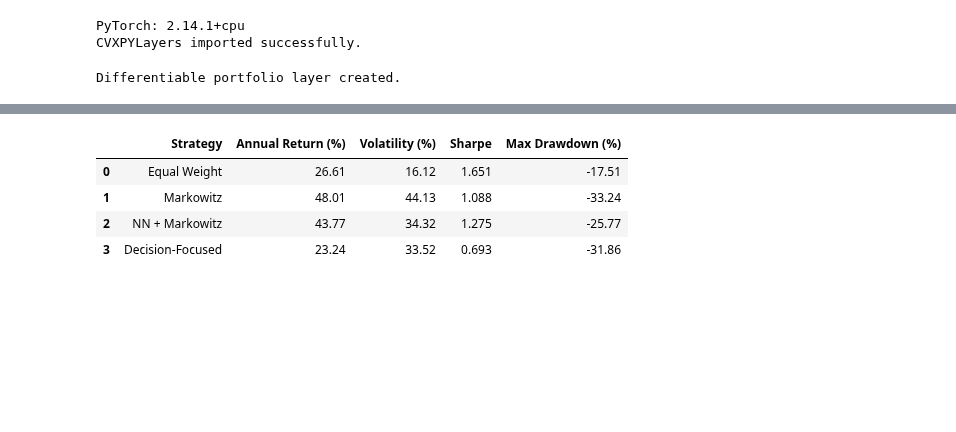
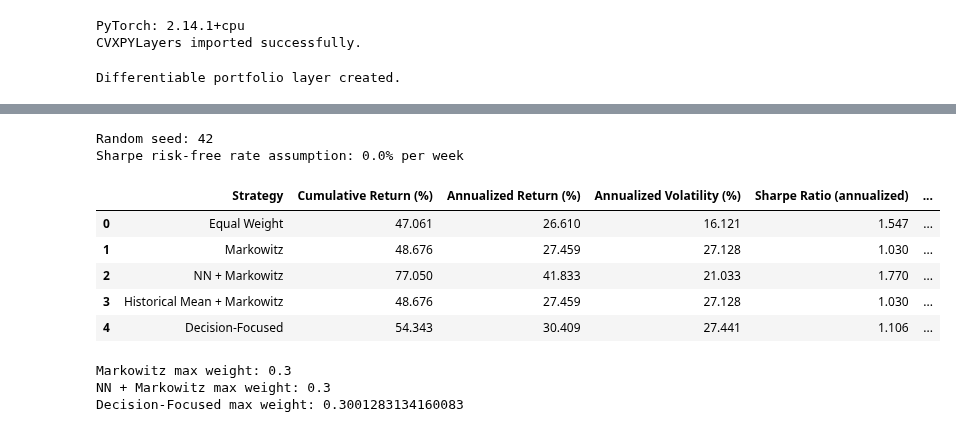
Before and after one commit to Ulaganathan-K-B/AI_In_Finance, a Jupyter notebook: notebooks/01_data.ipynb, the cells around one changed output, grey strips where cells are left out. Cells and saved outputs as stored; diff of their text form; code cells hidden in the pictures; blank space fills up the shorter version.

Commit message:
30% weightage lmt, reproducability

```diff
--- a/notebooks/01_data.ipynb
+++ b/notebooks/01_data.ipynb
@@ -648,7 +658,8 @@ for predicted_return in val_predictions:
 
     constraints = [
         cp.sum(w) == 1,
-        w >= 0
+        w >= 0,
+        w <= 0.30
     ]
 
     problem = cp.Problem(objective, constraints)
@@ -744,7 +756,8 @@ for predicted_return in test_predictions:
 
     constraints = [
         cp.sum(w) == 1,
-        w >= 0
+        w >= 0,
+        w <= 0.30
     ]
 
     problem = cp.Problem(objective, constraints)
@@ -870,7 +884,8 @@ for predicted_return in mean_predictions:
 
     constraints = [
         cp.sum(w) == 1,
-        w >= 0
+        w >= 0,
+        w <= 0.30
     ]
 
     problem = cp.Problem(objective, constraints)
@@ -898,8 +913,9 @@ annualized_volatility = (
 sharpe_ratio = annualized_return / annualized_volatility
 
 wealth = np.cumprod(1 + mean_test_returns)
+wealth_with_initial_value = np.concatenate(([1.0], wealth))
 max_drawdown = np.min(
-    wealth / np.maximum.accumulate(wealth) - 1
+    wealth_with_initial_value / np.maximum.accumulate(wealth_with_initial_value) - 1
 )
 
 print("Historical Mean → Markowitz — Test Set")
@@ -907,7 +923,7 @@ print("---------------------------------------")
 print(f"Cumulative Return:     {cumulative_return:.2%}")
 print(f"Annualized Return:     {annualized_return:.2%}")
 print(f"Annualized Volatility: {annualized_volatility:.2%}")
-print(f"Sharpe Ratio:           {sharpe_ratio:.3f}")
+print(f"CAGR / Volatility (legacy): {sharpe_ratio:.3f}")
 print(f"Maximum Drawdown:      {max_drawdown:.2%}")
 # %% [output]
 Historical Mean → Markowitz — Test Set
@@ -992,6 +1032,7 @@ objective = cp.Maximize(
 constraints = [
     cp.sum(w) == 1,
     w >= 0,
+    w <= 0.30
 ]
 
 problem = cp.Problem(objective, constraints)
@@ -1153,43 +1195,36 @@ Weights shape: (85, 10)
 # %%
 # ============================================
 # STEP 15: Final Strategy Comparison
 # ============================================
 
+# portfolio_metrics reports cumulative return, annualized return and volatility,
+# conventional annualized Sharpe, the legacy CAGR/volatility ratio, and drawdown
+# calculated from initial wealth of 1.0. Sharpe assumes 0% weekly risk-free rate.
 comparison = pd.DataFrame([
-    {
-        "Strategy": "Equal Weight",
-        "Annual Return (%)": 26.61,
-        "Volatility (%)": 16.12,
-        "Sharpe": 1.651,
-        "Max Drawdown (%)": -17.51
-    },
-    {
-        "Strategy": "Markowitz",
-        "Annual Return (%)": 48.01,
-        "Volatility (%)": 44.13,
-        "Sharpe": 1.088,
-        "Max Drawdown (%)": -33.24
-    },
-    {
-        "Strategy": "NN + Markowitz",
-        "Annual Return (%)": 43.77,
-        "Volatility (%)": 34.32,
-        "Sharpe": 1.275,
-        "Max Drawdown (%)": -25.77
-    },
-    {
-        "Strategy": "Decision-Focused",
-        "Annual Return (%)": 23.24,
-        "Volatility (%)": 33.52,
-        "Sharpe": 0.693,
-        "Max Drawdown (%)": -31.86
-    }
+    {"Strategy": "Equal Weight", **portfolio_metrics(portfolio_returns_equal)},
+    {"Strategy": "Markowitz", **portfolio_metrics(portfolio_returns_markowitz)},
+    {"Strategy": "NN + Markowitz", **portfolio_metrics(ml_test_returns)},
+    {"Strategy": "Historical Mean + Markowitz", **portfolio_metrics(mean_test_returns)},
+    {"Strategy": "Decision-Focused", **portfolio_metrics(decision_test_returns)},
 ])
 
+print(f"Random seed: {RANDOM_SEED}")
+print(f"Sharpe risk-free rate assumption: {RISK_FREE_RATE_WEEKLY:.1%} per week")
 display(comparison.round(3))
 # %% [output]
+Random seed: 42
+Sharpe risk-free rate assumption: 0.0% per week
-|  | Strategy | Annual Return (%) | Volatility (%) | Sharpe | Max Drawdown (%) |
-| 0 | Equal Weight | 26.61 | 16.12 | 1.651 | -17.51 |
-| 1 | Markowitz | 48.01 | 44.13 | 1.088 | -33.24 |
-| 2 | NN + Markowitz | 43.77 | 34.32 | 1.275 | -25.77 |
-| 3 | Decision-Focused | 23.24 | 33.52 | 0.693 | -31.86 |
+|  | Strategy | Cumulative Return (%) | Annualized Return (%) | Annualized Volatility (%) | Sharpe Ratio (annualized) | ... |
+| 0 | Equal Weight | 47.061 | 26.610 | 16.121 | 1.547 | ... |
+| 1 | Markowitz | 48.676 | 27.459 | 27.128 | 1.030 | ... |
+| 2 | NN + Markowitz | 77.050 | 41.833 | 21.033 | 1.770 | ... |
+| 3 | Historical Mean + Markowitz | 48.676 | 27.459 | 27.128 | 1.030 | ... |
+| 4 | Decision-Focused | 54.343 | 30.409 | 27.441 | 1.106 | ... |
+# %%
+print("Markowitz max weight:", np.max(markowitz_weights))
+print("NN + Markowitz max weight:", np.max(ml_test_weights))
+print("Decision-Focused max weight:", np.max(decision_test_weights))
+# %% [output]
+Markowitz max weight: 0.3
+NN + Markowitz max weight: 0.3
+Decision-Focused max weight: 0.3001283134160083
```
Also changed, not shown: parts of 20 cells of this notebook.
